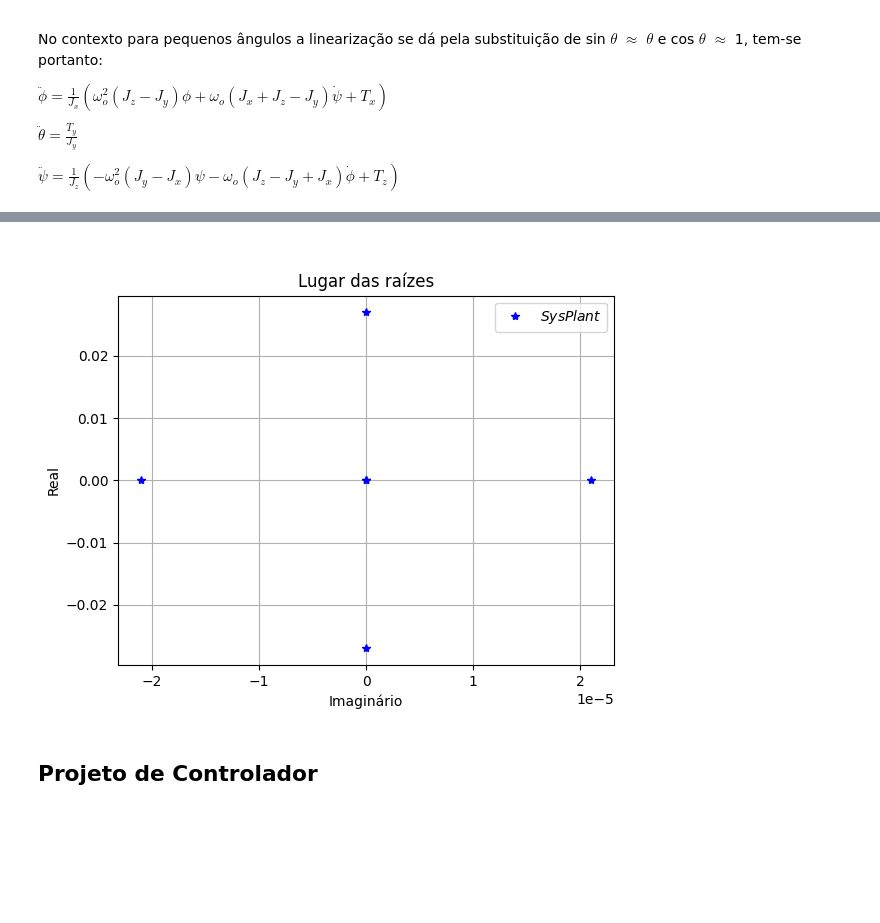
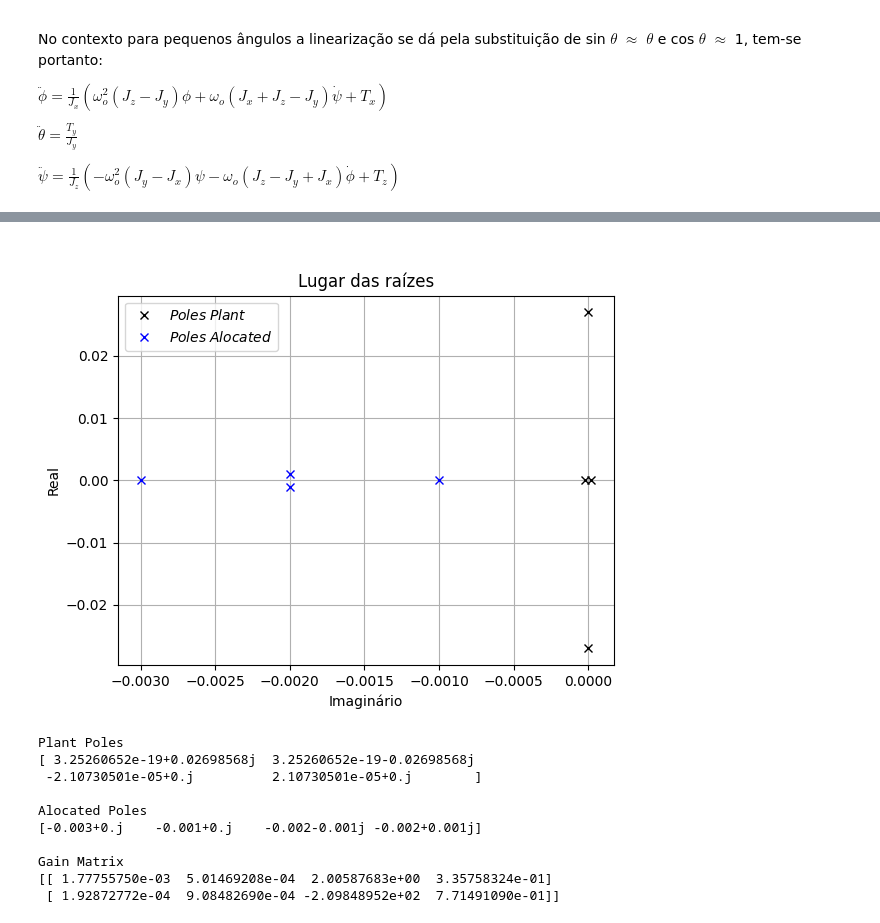
Before and after one commit to gabrielcte/labVirt_ws, a Jupyter notebook: control_design.ipynb, the cells around one changed output, grey strips where cells are left out. Saved outputs shown, nothing was run; the diff lists cells and outputs as text; code cells hidden in the pictures; blank space fills up the shorter version.

Commit message:
Aplicação alocação de polos
Adição do controle de alocação de polos
separação dos sistemas SISO e MIM

Signed-off-by: Gabriel Alves Silva <gabriel_cte@outlook.com>

```diff
--- a/control_design.ipynb
+++ b/control_design.ipynb
@@ -250,45 +289,65 @@ $\dot{X} = A\:X+B\:U$
 # %%
+# Control Design of MIMO phi psi dotphi dotpsi dotomega_rdr_x and dotomega_rdr_z
 import control
+from scipy import signal
 %matplotlib widget
 
-states = ['phi', 'theta', 'psi', 'dotphi', 'dottheta', 'dotpsi']
-inputs = ['dotomega_rdr_x', 'dotomega_rdr_y', 'dotomega_rdr_z']
+states = ['phi', 'psi', 'dotphi', 'dotpsi']
+inputs = ['dotomega_rdr_x', 'dotomega_rdr_z']
 
 A_Plant = np.array([
-[0, 0, 0, 1, 0, 0],
-[0, 0, 0, 0, 1, 0],
-[0, 0, 0, 0, 0, 1],
-[1/Ixx*w_O_I_O**2*(Izz-Iyy), 0, 0, 0, 0, 1/Ixx*w_O_I_O*(Ixx+Izz-Iyy)],
-[0, 0, 0, 0, 0, 0],
-[0, 0, 1/Izz*-w_O_I_O**2*(Iyy-Ixx), 1/Izz*-w_O_I_O/(Izz-Iyy+Ixx),0,0]
+    [0, 0, 1, 0],
+    [0, 0, 0, 1],
+    [1/Ixx*w_O_I_O**2*(Izz-Iyy), 0, 0, 1/Ixx*w_O_I_O*(Ixx+Izz-Iyy)],
+    [0, 1/Izz*-w_O_I_O**2*(Iyy-Ixx), 1/Izz*-w_O_I_O/(Izz-Iyy+Ixx),0]
 ])
 
 B_Plant = np.array([
-[0, 0, 0],
-[0, 0, 0],
-[0, 0, 0],
-[I_rdr/Ixx, 0, 0],
-[0, I_rdr/Iyy, 0],
-[0, 0, I_rdr/Izz],
+    [0, 0],
+    [0, 0],
+    [I_rdr/Ixx, 0],
+    [0, I_rdr/Izz],
 ])
-
 num_inputs  = B_Plant.shape[1]
 num_outputs = A_Plant.shape[0]
 C_Plant = np.eye(num_outputs)
 D__Plant = np.zeros([num_outputs,num_inputs])
 
 sys_Plant = control.StateSpace(A_Plant,B_Plant,C_Plant,D__Plant)
 
 plt.figure()
 plt.title("Lugar das raízes")
 poles_Plant = sys_Plant.poles()
-plt.plot(poles_Plant.real, poles_Plant.imag, 'b*', label=r'$Sys Plant$')
-plt.legend()
+plt.plot(poles_Plant.real, poles_Plant.imag, 'kx', label=r'$Poles \; Plant$')
+
 plt.xlabel("Imaginário")
 plt.ylabel("Real")
 plt.grid(True)
+
+P = np.array([-3, -1, -2-1j, -2+1j]) / 1000
+fsf = signal.place_poles(A_Plant, B_Plant, P, method='YT')
+plt.plot(fsf.computed_poles.real, fsf.computed_poles.imag, 'bx', label=r'$Poles \; Alocated$')
+plt.legend()
 plt.show()
+
+print("Plant Poles")
+print(poles_Plant)
+print("")
+print("Alocated Poles")
+print(fsf.computed_poles)
+print("")
+print("Gain Matrix")
+print(fsf.gain_matrix)
+print("")
 # %% [output]
-[figure, old version]
+[figure, new version]
+Plant Poles
+[ 3.25260652e-19+0.02698568j  3.25260652e-19-0.02698568j
+ -2.10730501e-05+0.j          2.10730501e-05+0.j        ]
+
+Alocated Poles
+[-0.003+0.j    -0.001+0.j    -0.002-0.001j -0.002+0.001j]
+
+Gain Matrix
+[[ 1.77755750e-03  5.01469208e-04  2.00587683e+00  3.35758324e-01]
+ [ 1.92872772e-04  9.08482690e-04 -2.09848952e+02  7.71491090e-01]]
-# %% [markdown]
-## Projeto de Controlador
```
Also changed, not shown: parts of 8 cells of this notebook.
